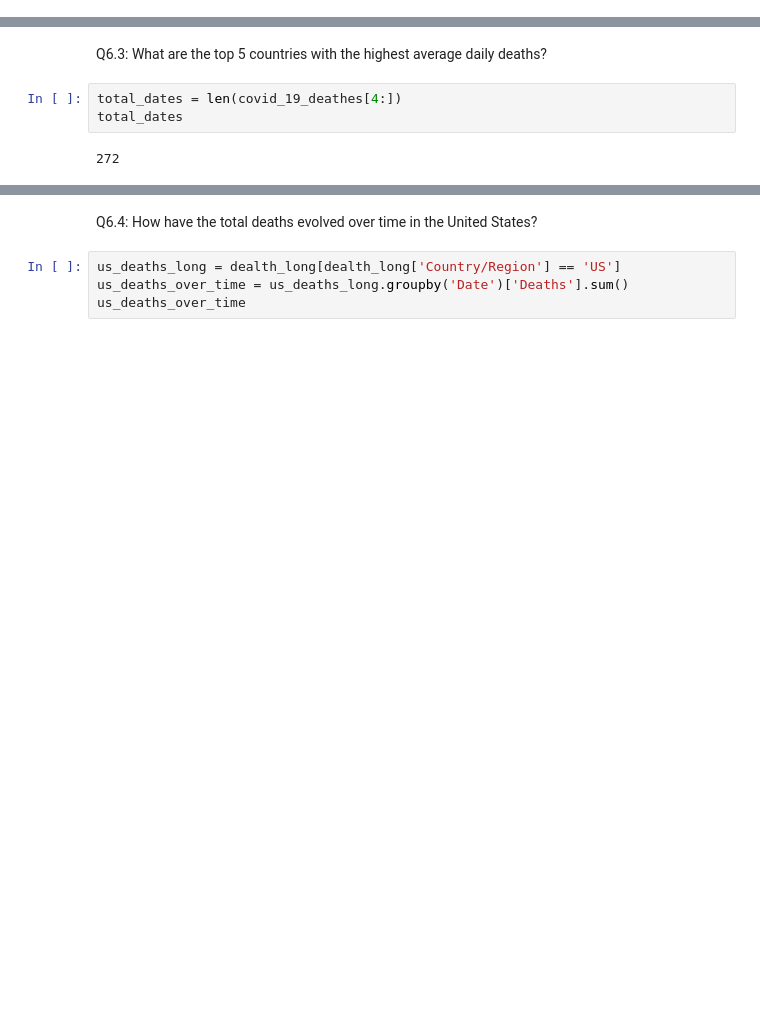
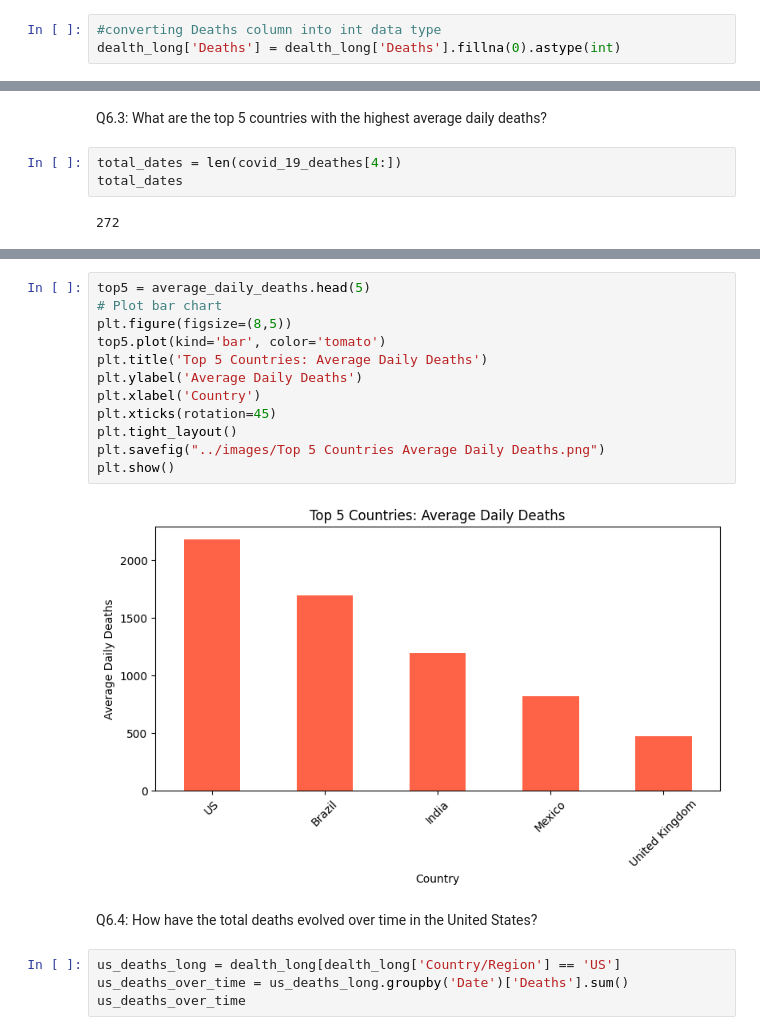
Before and after one commit to PushpendraJaat/Covid-19-Case-Study, a Jupyter notebook: notebook/Covid_data_analysis (1).ipynb, the cells around one changed output, grey strips where cells are left out. Drawn from its saved outputs; the diff is of its cells as text; blank space fills up the shorter version.

```diff
--- a/notebook/Covid_data_analysis (1).ipynb
+++ b/notebook/Covid_data_analysis (1).ipynb
@@ -506,3 +536,6 @@ dealth_long['Date'] = pd.to_datetime(dealth_long['Date'])
+# %%
+#converting Deaths column into int data type
+dealth_long['Deaths'] = dealth_long['Deaths'].fillna(0).astype(int)
 # %%
 dealth_long
 # %% [output]
@@ -567,3 +597,17 @@ dtype: float64
+# %%
+top5 = average_daily_deaths.head(5)
+# Plot bar chart
+plt.figure(figsize=(8,5))
+top5.plot(kind='bar', color='tomato')
+plt.title('Top 5 Countries: Average Daily Deaths')
+plt.ylabel('Average Daily Deaths')
+plt.xlabel('Country')
+plt.xticks(rotation=45)
+plt.tight_layout()
+plt.savefig("../images/Top 5 Countries Average Daily Deaths.png")
+plt.show()
+# %% [output]
+[figure, added]
 # %% [markdown]
 Q6.4: How have the total deaths evolved over time in the United States?
 # %%
```
Also changed, not shown: parts of 56 cells of this notebook.
